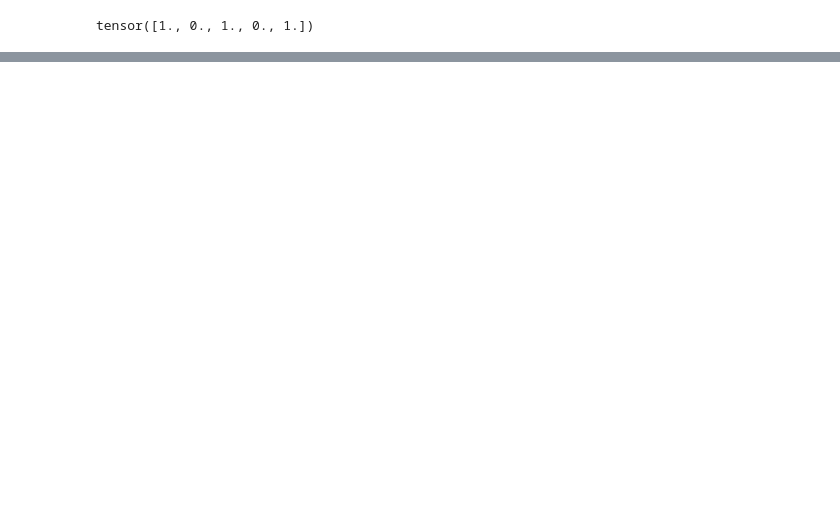
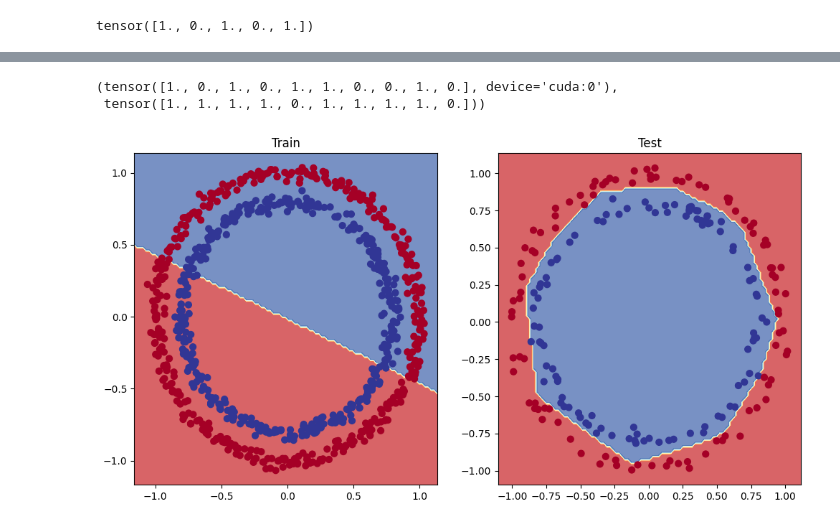
Before and after one commit to Fahim-Anin/PyTorch_Fundamentals, a Jupyter notebook: Neural_Network_Classification.ipynb, the cells around one changed output, grey strips where cells are left out. Saved outputs shown, nothing was run; the diff lists cells and outputs as text; code cells hidden in the pictures; blank space fills up the shorter version.

```diff
--- a/Neural_Network_Classification.ipynb
+++ b/Neural_Network_Classification.ipynb
@@ -279,0 +631,13 @@ tensor([1., 0., 1., 0., 1.])
+# %%
+# Make and plot data
+import matplotlib.pyplot as plt
+from sklearn.datasets import make_circles
+
+n_samples = 1000
+
+X, y = make_circles(n_samples=1000,
+    noise=0.03,
+    random_state=42,
+)
+
+plt.scatter(X[:, 0], X[:, 1], c=y, cmap=plt.cm.RdBu);
@@ -279,0 +670,20 @@ tensor([1., 0., 1., 0., 1.])
+# %%
+# Build model with non-linear activation function
+from torch import nn
+class CircleModelV2(nn.Module):
+    def __init__(self):
+        super().__init__()
+        self.layer_1 = nn.Linear(in_features=2, out_features=10)
+        self.layer_2 = nn.Linear(in_features=10, out_features=10)
+        self.layer_3 = nn.Linear(in_features=10, out_features=1)
+        self.relu = nn.ReLU() # <- add in ReLU activation function
+        # Can also put sigmoid in the model
+        # This would mean you don't need to use it on the predictions
+        # self.sigmoid = nn.Sigmoid()
+
+    def forward(self, x):
+      # Intersperse the ReLU activation function between layers
+       return self.layer_3(self.relu(self.layer_2(self.relu(self.layer_1(x)))))
+
+model_3 = CircleModelV2().to(device)
+print(model_3)
@@ -279,0 +761,20 @@ tensor([1., 0., 1., 0., 1.])
+# %%
+# Make predictions
+model_3.eval()
+with torch.inference_mode():
+    y_preds = torch.round(torch.sigmoid(model_3(X_test))).squeeze()
+y_preds[:10], y[:10] # want preds in same format as truth labels
+# %% [output]
+(tensor([1., 0., 1., 0., 1., 1., 0., 0., 1., 0.], device='cuda:0'),
+ tensor([1., 1., 1., 1., 0., 1., 1., 1., 1., 0.]))
+# %%
+# Plot decision boundaries for training and test sets
+plt.figure(figsize=(12, 6))
+plt.subplot(1, 2, 1)
+plt.title("Train")
+plot_decision_boundary(model_1, X_train, y_train) # model_1 = no non-linearity
+plt.subplot(1, 2, 2)
+plt.title("Test")
+plot_decision_boundary(model_3, X_test, y_test) # model_3 = has non-linearity
+# %% [output]
+[figure, added]
```
Also changed, not shown: parts of 29 cells of this notebook.
